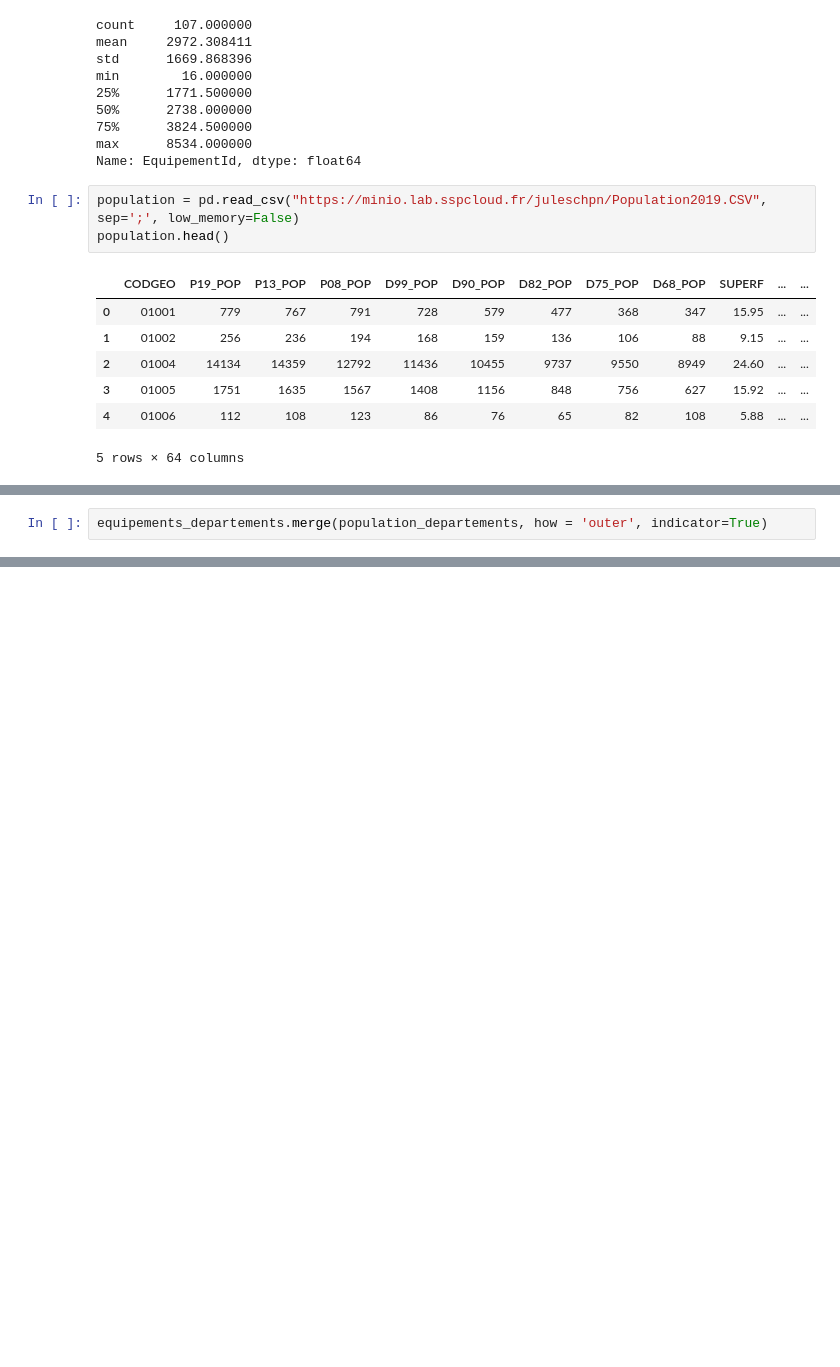
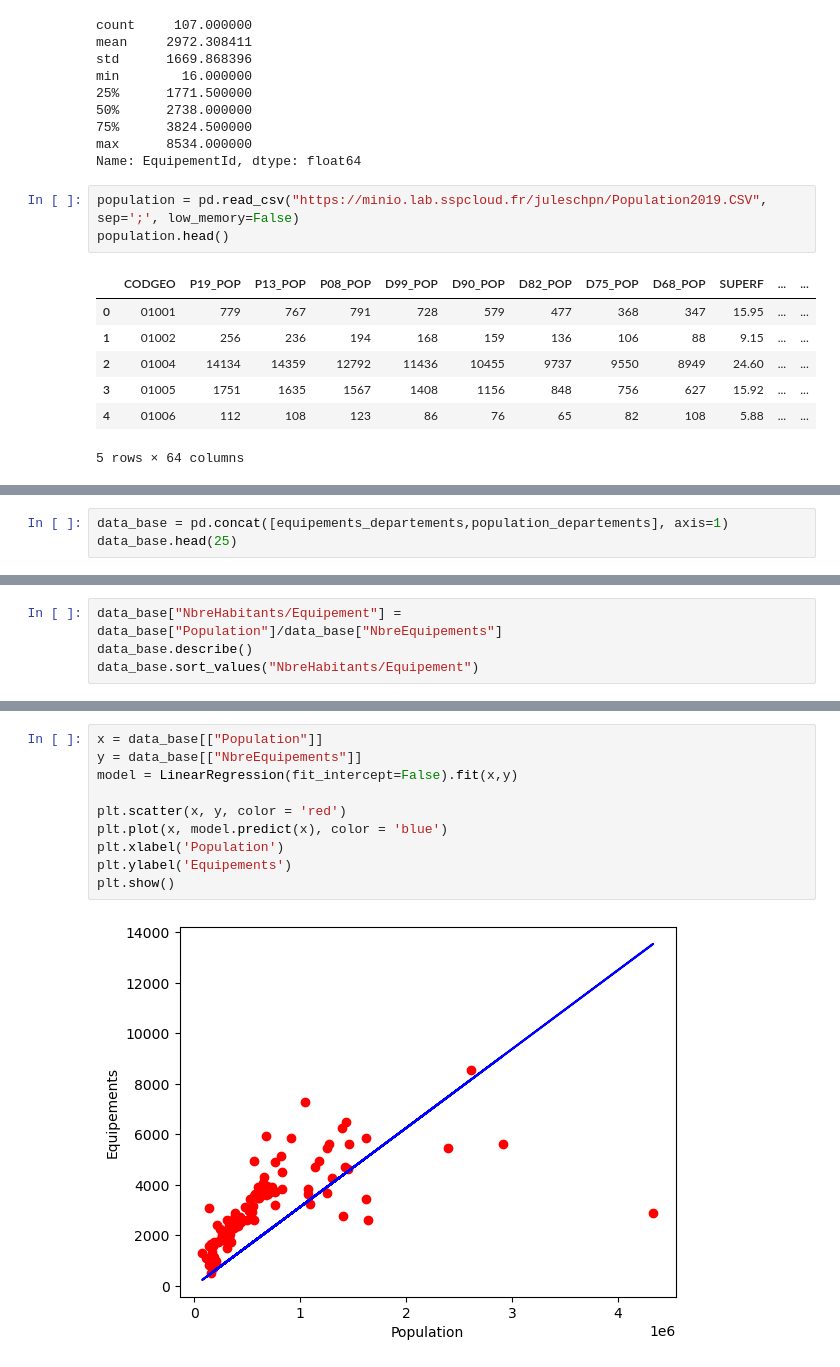
Before and after one commit to JulesChpn/ProjetPython, a Jupyter notebook: README.ipynb, the cells around one changed output, grey strips where cells are left out. Saved outputs shown, nothing was run; the diff lists cells and outputs as text; blank space fills up the shorter version.

```diff
--- a/README.ipynb
+++ b/README.ipynb
@@ -134,3 +134,4 @@ population_departements.head(25)
 # %%
-equipements_departements.merge(population_departements, how = 'outer', indicator=True)
+data_base = pd.concat([equipements_departements,population_departements], axis=1)
+data_base.head(25)
 # %% [output]
@@ -137,0 +156,4 @@ MergeError: No common columns to perform merge on. Merge options: left_on=None,
+# %%
+data_base["NbreHabitants/Equipement"] = data_base["Population"]/data_base["NbreEquipements"]
+data_base.describe()
+data_base.sort_values("NbreHabitants/Equipement")
@@ -137,0 +184,12 @@ MergeError: No common columns to perform merge on. Merge options: left_on=None,
+# %%
+x = data_base[["Population"]]
+y = data_base[["NbreEquipements"]]
+model = LinearRegression(fit_intercept=False).fit(x,y)
+
+plt.scatter(x, y, color = 'red')
+plt.plot(x, model.predict(x), color = 'blue')
+plt.xlabel('Population')
+plt.ylabel('Equipements')
+plt.show()
+# %% [output]
+[figure, added]
```
Also changed, not shown: parts of 5 cells of this notebook.
